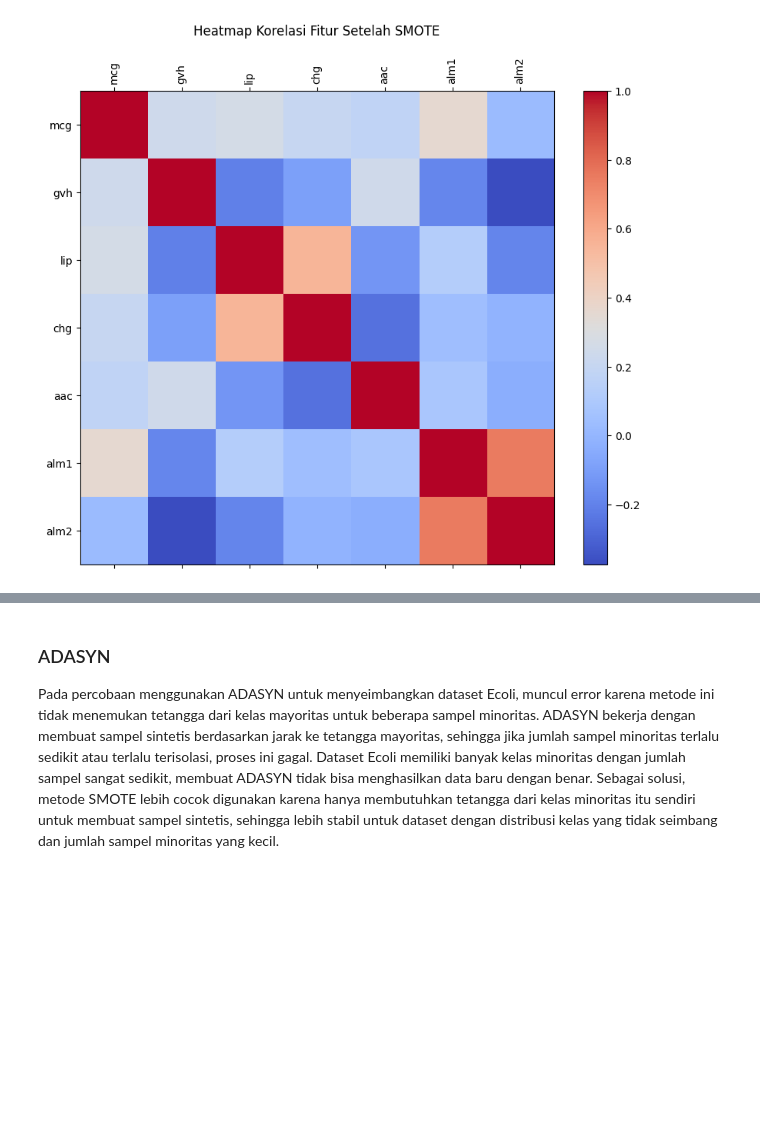
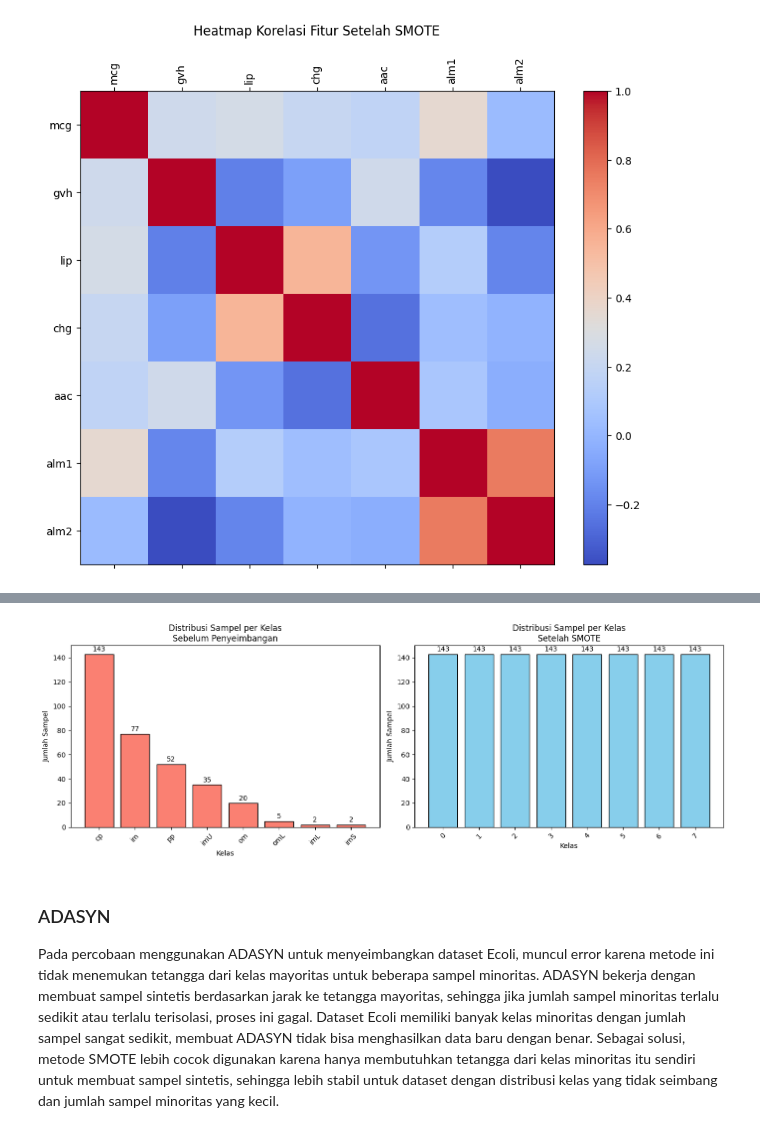
Before and after one commit to VanisaFaradela25/psd2, a Jupyter notebook: _build/jupyter_execute/tugas6.ipynb, the cells around one changed output, grey strips where cells are left out. Saved outputs shown, nothing was run; the diff lists cells and outputs as text; code cells hidden in the pictures; blank space fills up the shorter version.

```diff
--- a/_build/jupyter_execute/tugas6.ipynb
+++ b/_build/jupyter_execute/tugas6.ipynb
@@ -312,3 +341,33 @@ plt.show()
+# %%
+class_counts_before = y.value_counts()
+class_counts_after = pd.Series(y_smote).value_counts()
+
+fig, axes = plt.subplots(1, 2, figsize=(14,5))
+
+bars_before = axes[0].bar(class_counts_before.index, class_counts_before.values, color="salmon", edgecolor="black")
+axes[0].set_title("Distribusi Sampel per Kelas\nSebelum Penyeimbangan")
+axes[0].set_xlabel("Kelas")
+axes[0].set_ylabel("Jumlah Sampel")
+axes[0].tick_params(axis='x', rotation=45)
+
+for bar in bars_before:
+    height = bar.get_height()
+    axes[0].text(bar.get_x() + bar.get_width()/2, height + 1, str(int(height)), ha='center', va='bottom')
+
+bars_after = axes[1].bar(class_counts_after.index, class_counts_after.values, color="skyblue", edgecolor="black")
+axes[1].set_title("Distribusi Sampel per Kelas\nSetelah SMOTE")
+axes[1].set_xlabel("Kelas")
+axes[1].set_ylabel("Jumlah Sampel")
+axes[1].tick_params(axis='x', rotation=45)
+
+for bar in bars_after:
+    height = bar.get_height()
+    axes[1].text(bar.get_x() + bar.get_width()/2, height + 1, str(int(height)), ha='center', va='bottom')
+
+plt.tight_layout()
+plt.show()
+# %% [output]
+[figure, added]
 # %% [markdown]
 ### ADASYN
 
```
Also changed, not shown: parts of 9 cells of this notebook, 20 other files.
